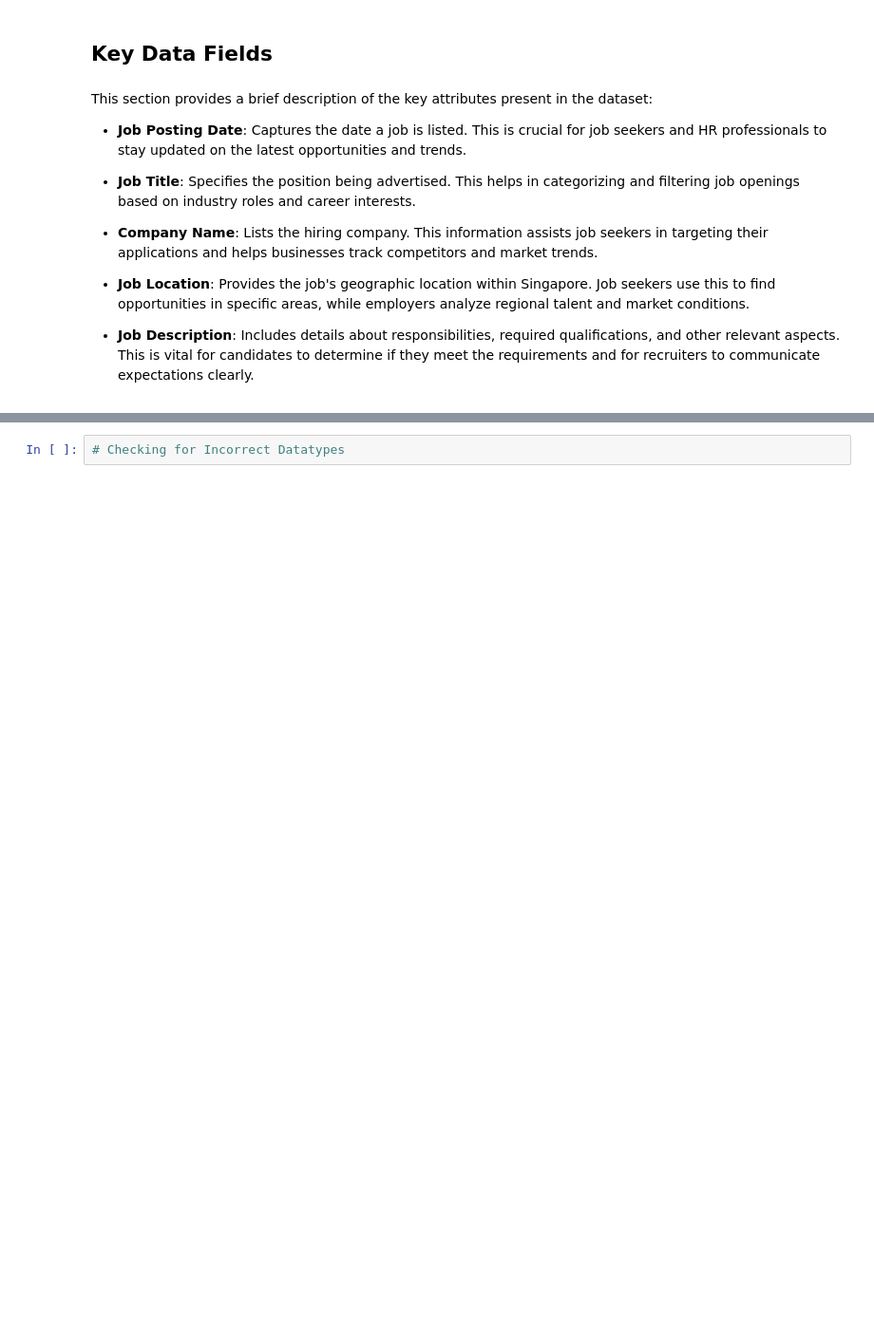
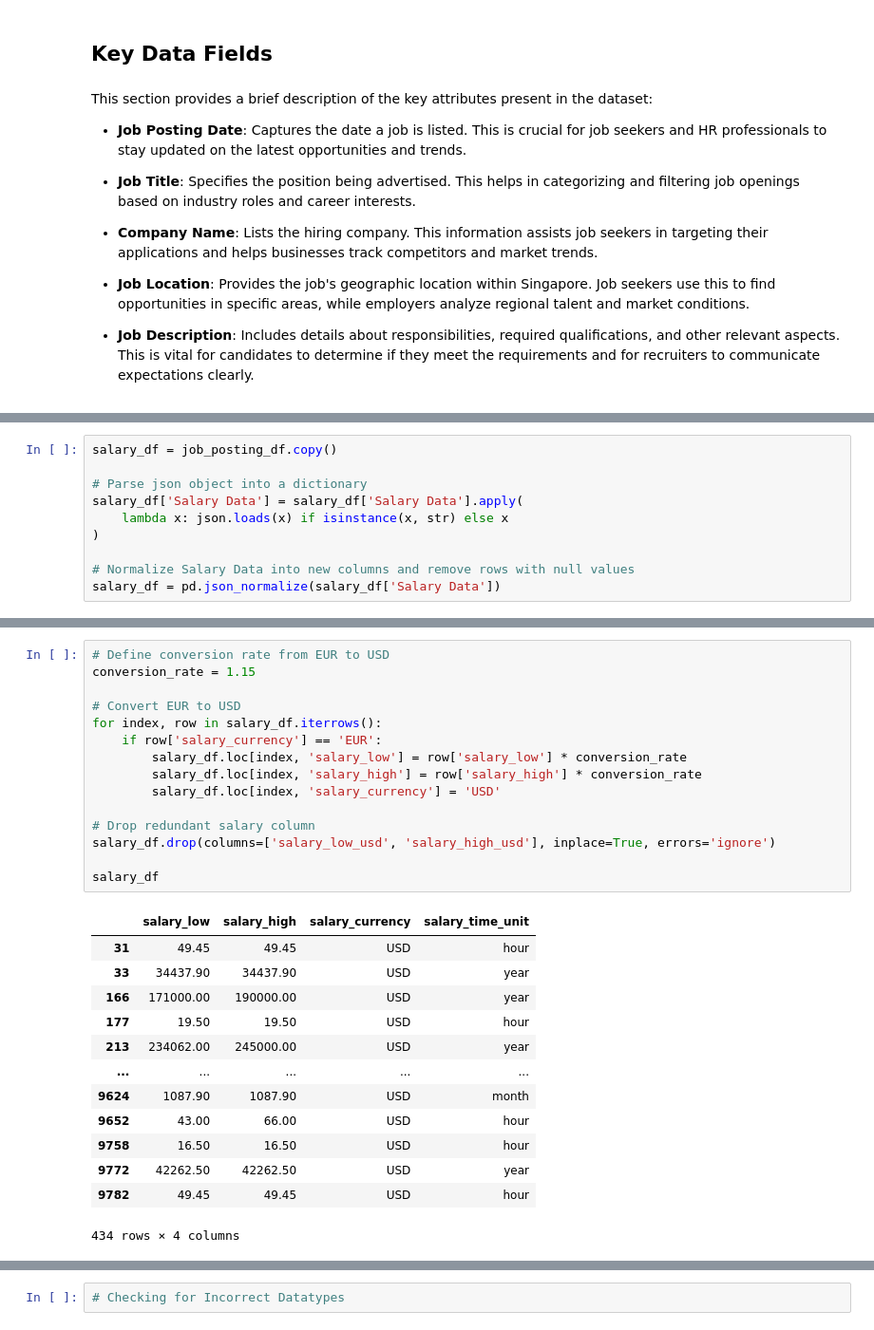
Before and after one commit to dredredre20/CSMODEL_MCO, a Jupyter notebook: mco.ipynb, the cells around one changed output, grey strips where cells are left out. Shown at 95% size. Cells and saved outputs as stored; diff of their text form; blank space fills up the shorter version.

```diff
--- a/mco.ipynb
+++ b/mco.ipynb
@@ -71,0 +118,10 @@ key_data_fields.head()
+# %%
+salary_df = job_posting_df.copy()
+
+# Parse json object into a dictionary
+salary_df['Salary Data'] = salary_df['Salary Data'].apply(
+    lambda x: json.loads(x) if isinstance(x, str) else x
+)
+
+# Normalize Salary Data into new columns and remove rows with null values
+salary_df = pd.json_normalize(salary_df['Salary Data'])
@@ -71,0 +170,29 @@ key_data_fields.head()
+# %%
+# Define conversion rate from EUR to USD
+conversion_rate = 1.15
+
+# Convert EUR to USD
+for index, row in salary_df.iterrows():
+    if row['salary_currency'] == 'EUR':
+        salary_df.loc[index, 'salary_low'] = row['salary_low'] * conversion_rate
+        salary_df.loc[index, 'salary_high'] = row['salary_high'] * conversion_rate
+        salary_df.loc[index, 'salary_currency'] = 'USD'
+
+# Drop redundant salary column
+salary_df.drop(columns=['salary_low_usd', 'salary_high_usd'], inplace=True, errors='ignore')
+
+salary_df
+# %% [output]
+|  | salary_low | salary_high | salary_currency | salary_time_unit |
+| 31 | 49.45 | 49.45 | USD | hour |
+| 33 | 34437.90 | 34437.90 | USD | year |
+| 166 | 171000.00 | 190000.00 | USD | year |
+| 177 | 19.50 | 19.50 | USD | hour |
+| 213 | 234062.00 | 245000.00 | USD | year |
+| ... | ... | ... | ... | ... |
+| 9624 | 1087.90 | 1087.90 | USD | month |
+| 9652 | 43.00 | 66.00 | USD | hour |
+| 9758 | 16.50 | 16.50 | USD | hour |
+| 9772 | 42262.50 | 42262.50 | USD | year |
+| 9782 | 49.45 | 49.45 | USD | hour |
+434 rows × 4 columns
```
Also changed, not shown: parts of 28 cells of this notebook.
